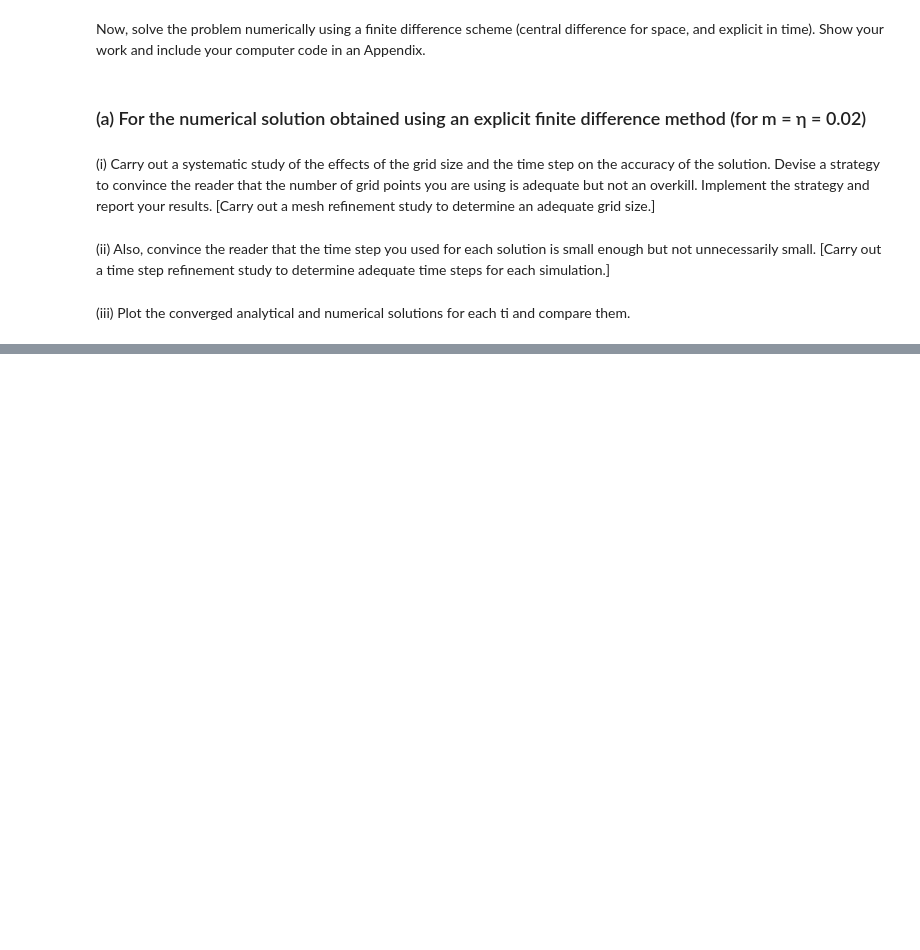
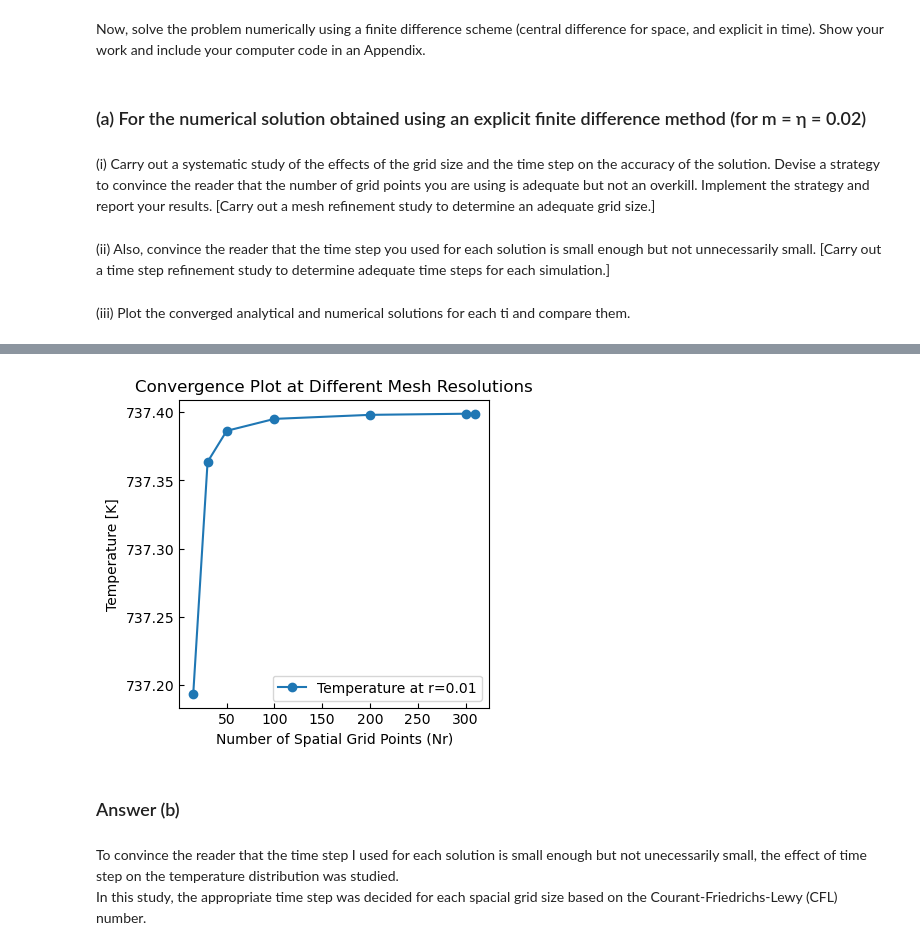
Before and after one commit to kkazuma19/HW501, a Jupyter notebook: CP2.ipynb, the cells around one changed output, grey strips where cells are left out. Saved outputs shown, nothing was run; the diff lists cells and outputs as text; code cells hidden in the pictures; blank space fills up the shorter version.

```diff
--- a/CP2.ipynb
+++ b/CP2.ipynb
@@ -381,0 +312,31 @@ Nr=320: RMSE=2.4360473753472887, MAE=1.5563445645305938, dr=0.0016, dt=0.0002
+# %%
+# Choose the radial coordinate for convergence comparison
+convergence_radius = 0.01
+
+# Initialize arrays to store temperatures at the chosen radial coordinate for each Nr
+temperature_at_convergence = []
+
+for Nr in Nr_values:
+    r_values, t_values, T, _, _ = solve_heat_equation(Nr, Nt, T_end)
+
+    # Find the index corresponding to the chosen radial coordinate
+    r_index = np.abs(r_values - convergence_radius).argmin()
+
+    # Store the temperature at the chosen radial coordinate for the last time step
+    temperature_at_convergence.append(T[r_index, -1])
+
+# Plot the convergence results
+fig, ax = plt.subplots(1, 1, figsize=(4, 4))
+ax.plot(Nr_values, temperature_at_convergence, marker='o', linestyle='-', label=f'Temperature at r={convergence_radius}')
+ax.set_xlabel('Number of Spatial Grid Points (Nr)')
+ax.set_ylabel('Temperature [K]')
+ax.set_title('Convergence Plot at Different Mesh Resolutions')
+ax.legend()
+plt.show()
+# %% [output]
+[figure, added]
+# %% [markdown]
+### Answer (b)
+# %% [markdown]
+To convince the reader that the time step I used for each solution is small enough but not unecessarily small, the effect of time step on the temperature distribution was studied.
+In this study, the appropriate time step was decided for each spacial grid size based on the Courant-Friedrichs-Lewy (CFL) number.
```
Also changed, not shown: parts of 20 cells of this notebook.
